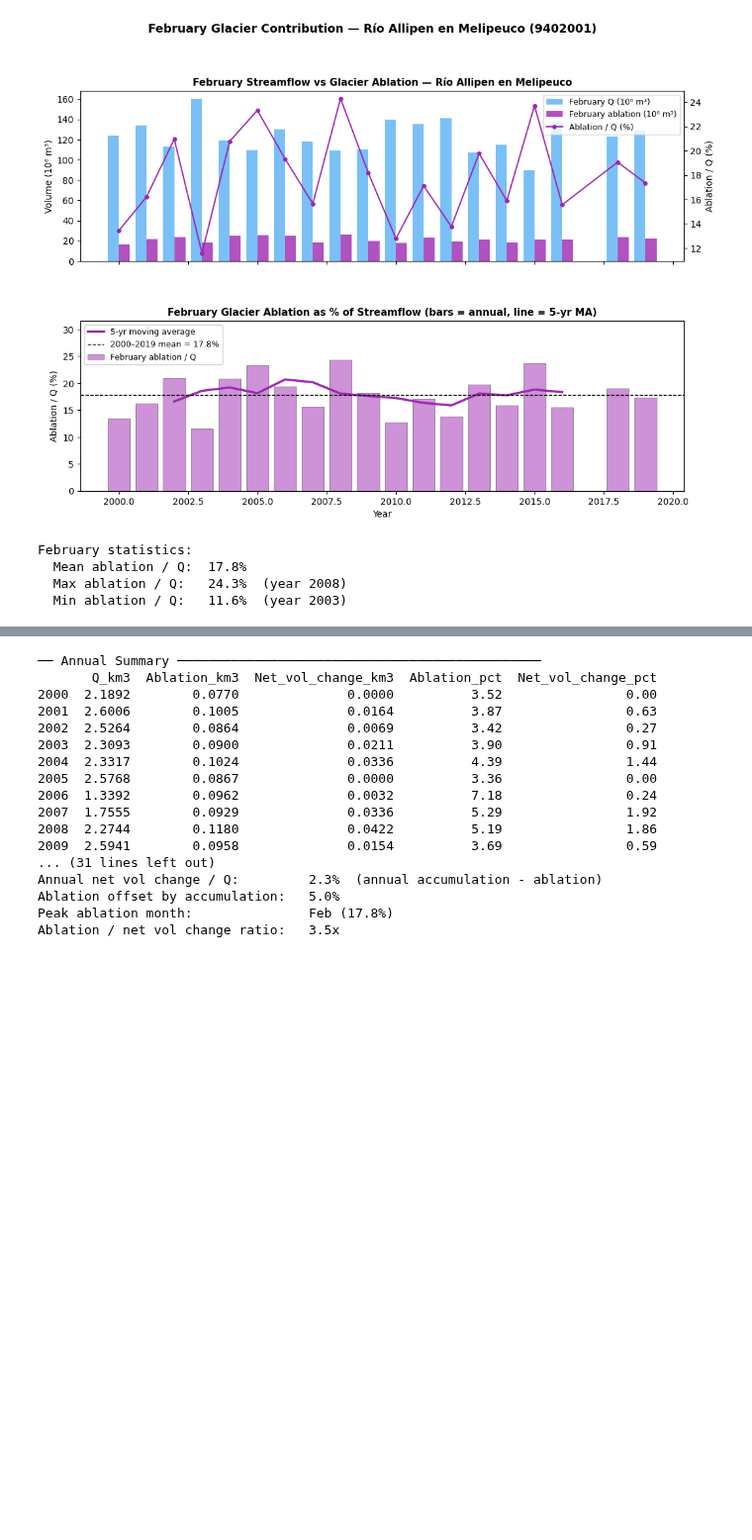
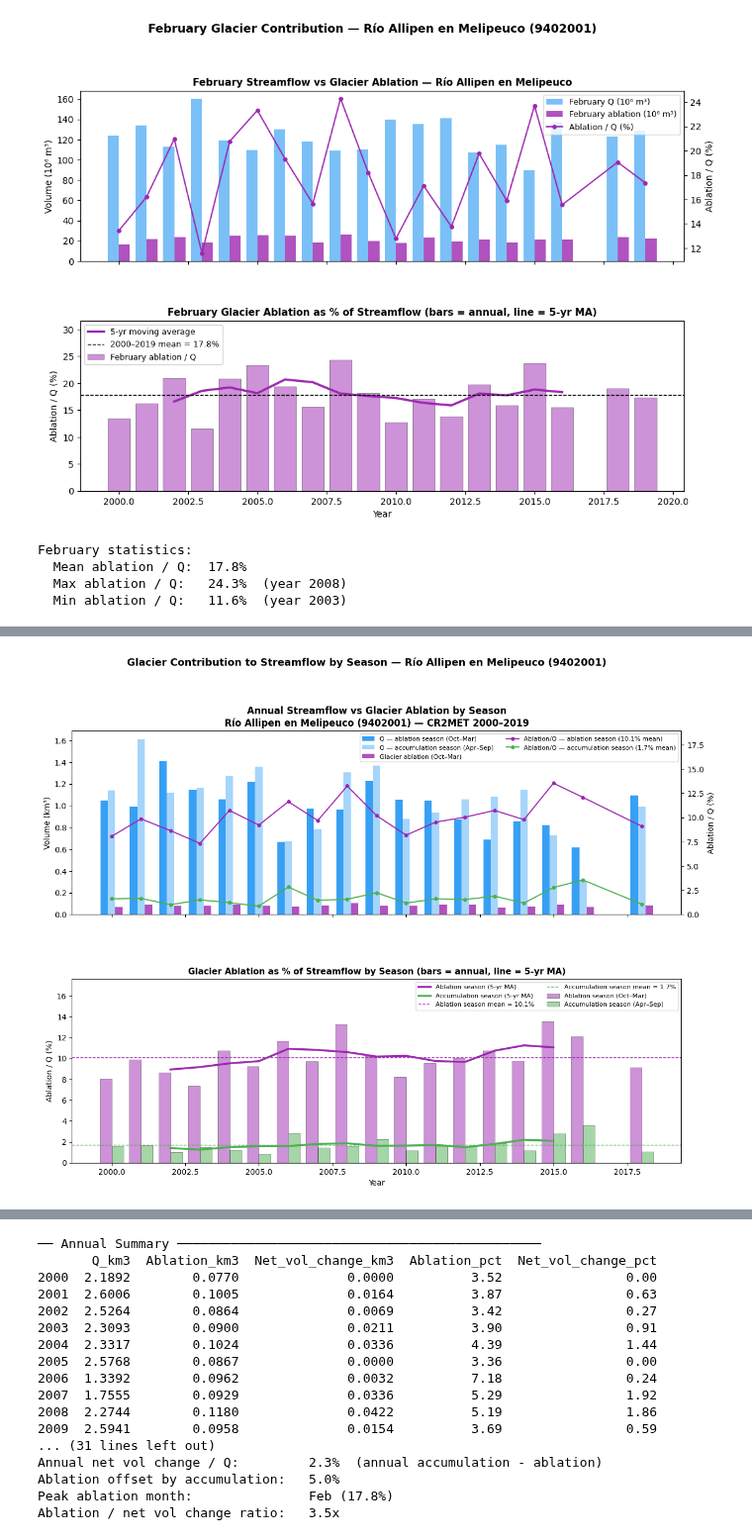
Before and after one commit to millie-spencer/OGGM_CR2_Chile, a Jupyter notebook: allipen_test_glacier_melt_streamflow_routing.ipynb, the cells around one changed output, grey strips where cells are left out. Shown at 99% size. Cells and saved outputs as stored; diff of their text form; code cells hidden in the pictures; blank space fills up the shorter version.

Commit message:
more plots

```diff
--- a/allipen_test_glacier_melt_streamflow_routing.ipynb
+++ b/allipen_test_glacier_melt_streamflow_routing.ipynb
@@ -522,0 +525,93 @@ February statistics:
+# %%
+"""Cell 6: Plot annual glacier contributions by season"""
+
+import matplotlib.pyplot as plt
+import numpy as np
+import pandas as pd
+
+C_Q    = '#2196F3'
+C_MELT = '#9C27B0'
+C_ACC  = '#4CAF50'
+
+# ── Seasonal split: ablation = Oct–Mar, accumulation = Apr–Sep ────────────
+ablation_months     = [10, 11, 12, 1, 2, 3]
+accumulation_months = [4, 5, 6, 7, 8, 9]
+
+abl_mask = frac_melt_mon.index.month.isin(ablation_months)
+acc_mask = frac_melt_mon.index.month.isin(accumulation_months)
+
+frac_abl = frac_melt_mon[abl_mask].groupby(frac_melt_mon[abl_mask].index.year).mean()
+frac_acc = frac_melt_mon[acc_mask].groupby(frac_melt_mon[acc_mask].index.year).mean()
+
+q_abl  = q_mon_c[abl_mask].groupby(q_mon_c[abl_mask].index.year).sum()
+q_acc  = q_mon_c[acc_mask].groupby(q_mon_c[acc_mask].index.year).sum()
+gl_abl = gl_mon_c[abl_mask].groupby(gl_mon_c[abl_mask].index.year).sum()
+
+common = frac_abl.index.intersection(frac_acc.index)
+common = common[(common >= 2000) & (common <= 2019)]
+x = np.array(common, dtype=float)
+
+fig, axes = plt.subplots(2, 1, figsize=(14, 10), sharex=True)
+fig.subplots_adjust(hspace=0.35)
+
+# ── Panel 1: Q and ablation volumes by season ─────────────────────────────
+ax1  = axes[0]
+ax1b = ax1.twinx()
+
+w = 0.25
+ax1.bar(x - w, q_abl.loc[common]  / 1e9, width=w, color=C_Q,    alpha=0.9,
+        label='Q — ablation season (Oct–Mar)')
+ax1.bar(x,     q_acc.loc[common]  / 1e9, width=w, color=C_Q,    alpha=0.4,
+        label='Q — accumulation season (Apr–Sep)')
+ax1.bar(x + w, gl_abl.loc[common] / 1e9, width=w, color=C_MELT, alpha=0.8,
+        label='Glacier ablation (Oct–Mar)')
+
+ax1b.plot(x, frac_abl.loc[common].values, '-o', color=C_MELT,
+          markersize=4, linewidth=1.5,
+          label=f'Ablation/Q — ablation season ({frac_abl.loc[common].mean():.1f}% mean)')
+ax1b.plot(x, frac_acc.loc[common].values, '-o', color=C_ACC,
+          markersize=4, linewidth=1.5,
+          label=f'Ablation/Q — accumulation season ({frac_acc.loc[common].mean():.1f}% mean)')
+
+ax1.set_ylabel('Volume (km³)', fontsize=10)
+ax1b.set_ylabel('Ablation / Q (%)', fontsize=10)
+ax1b.set_ylim(0, max(frac_abl.loc[common].max() * 1.4, 10))
+ax1.set_title('Annual Streamflow vs Glacier Ablation by Season\n'
+              'Río Allipen en Melipeuco (9402001) — CR2MET 2000–2019',
+              fontsize=12, fontweight='bold')
+lines1, labs1 = ax1.get_legend_handles_labels()
+lines2, labs2 = ax1b.get_legend_handles_labels()
+ax1.legend(lines1 + lines2, labs1 + labs2, fontsize=8, loc='upper right', ncol=2)
+
+# ── Panel 2: Ablation/Q fraction by season with 5-yr MA ───────────────────
+ax2 = axes[1]
+
+ax2.bar(x - 0.2, frac_abl.loc[common].values, width=0.4, color=C_MELT,
+        alpha=0.5, edgecolor='black', linewidth=0.5, label='Ablation season (Oct–Mar)')
+ax2.bar(x + 0.2, frac_acc.loc[common].values, width=0.4, color=C_ACC,
+        alpha=0.5, edgecolor='black', linewidth=0.5, label='Accumulation season (Apr–Sep)')
+
+ma_abl = pd.Series(frac_abl.loc[common].values, index=x).rolling(5, center=True).mean()
+ma_acc = pd.Series(frac_acc.loc[common].values, index=x).rolling(5, center=True).mean()
+ax2.plot(x, ma_abl.values, '-', color=C_MELT, linewidth=2.5, label='Ablation season (5-yr MA)')
+ax2.plot(x, ma_acc.values, '-', color=C_ACC,  linewidth=2.5, label='Accumulation season (5-yr MA)')
+
+ax2.axhline(frac_abl.loc[common].mean(), color=C_MELT, linestyle='--', linewidth=1,
+            label=f'Ablation season mean = {frac_abl.loc[common].mean():.1f}%')
+ax2.axhline(frac_acc.loc[common].mean(), color=C_ACC,  linestyle='--', linewidth=1,
+            label=f'Accumulation season mean = {frac_acc.loc[common].mean():.1f}%')
+
+ax2.set_ylabel('Ablation / Q (%)', fontsize=10)
+ax2.set_xlabel('Year', fontsize=10)
+ax2.set_ylim(0, max(frac_abl.loc[common].max() * 1.3, 5))
+ax2.set_title('Glacier Ablation as % of Streamflow by Season (bars = annual, line = 5-yr MA)',
+              fontsize=11, fontweight='bold')
+ax2.legend(fontsize=8, ncol=2)
+
+plt.suptitle('Glacier Contribution to Streamflow by Season — Río Allipen en Melipeuco (9402001)',
+             fontsize=13, fontweight='bold', y=1.01)
+plt.savefig('/Users/milliespencer/Desktop/CR2_OGGM_Paper/Allipen_glacier_contribution.png',
+            dpi=300, bbox_inches='tight')
+plt.show()
+# %% [output]
+[figure, added]
```
Also changed, not shown: parts of 20 cells of this notebook, 2 other files.
